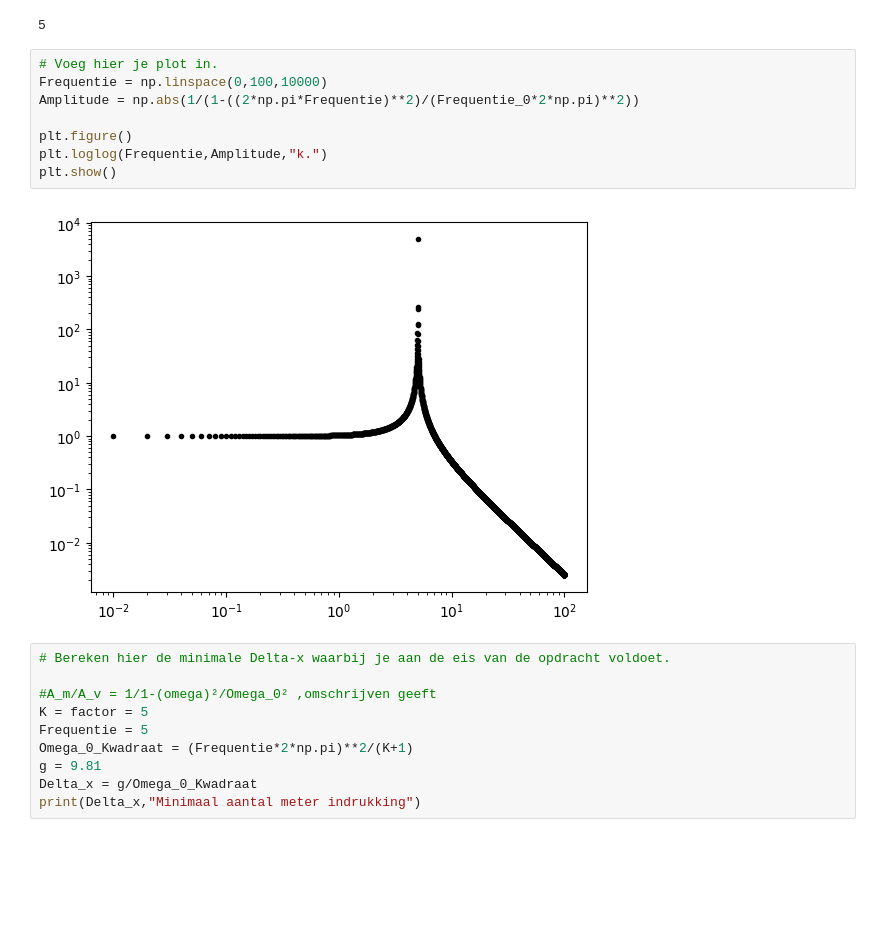
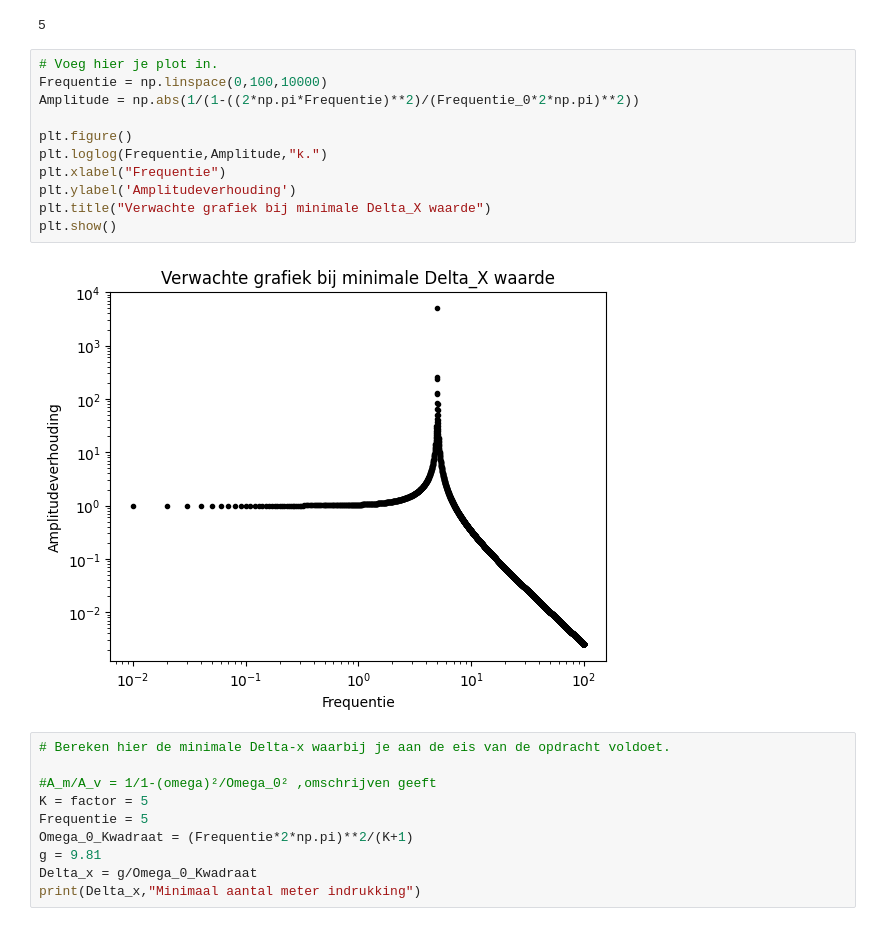
Before and after one commit to korne-Hoendervangers/opdrachten-DEF-D-KorneHoendervangers, a Jupyter notebook: FysiekeOntwerpopdrachten/5MaakEenOpstellingTrillingsvrij/Ontwerpopdracht5MaakEenOpstellingTrillingsvrijInvulTemplate.ipynb, the cells around one changed output. Cells and saved outputs as stored; diff of their text form; blank space fills up the shorter version.

```diff
--- a/FysiekeOntwerpopdrachten/5MaakEenOpstellingTrillingsvrij/Ontwerpopdracht5MaakEenOpstellingTrillingsvrijInvulTemplate.ipynb
+++ b/FysiekeOntwerpopdrachten/5MaakEenOpstellingTrillingsvrij/Ontwerpopdracht5MaakEenOpstellingTrillingsvrijInvulTemplate.ipynb
@@ -54,13 +54,16 @@ print(Frequentie_0)
 # %%
 # Voeg hier je plot in.
 Frequentie = np.linspace(0,100,10000)
 Amplitude = np.abs(1/(1-((2*np.pi*Frequentie)**2)/(Frequentie_0*2*np.pi)**2))
 
 plt.figure()
 plt.loglog(Frequentie,Amplitude,"k.")
+plt.xlabel("Frequentie")
+plt.ylabel('Amplitudeverhouding')
+plt.title("Verwachte grafiek bij minimale Delta_X waarde")
 plt.show()
 # %% [output]
-[figure, old version]
+[figure, new version]
 # %%
 # Bereken hier de minimale Delta-x waarbij je aan de eis van de opdracht voldoet.
 
```
Also changed, not shown: parts of 16 cells of this notebook, 1 other file.
